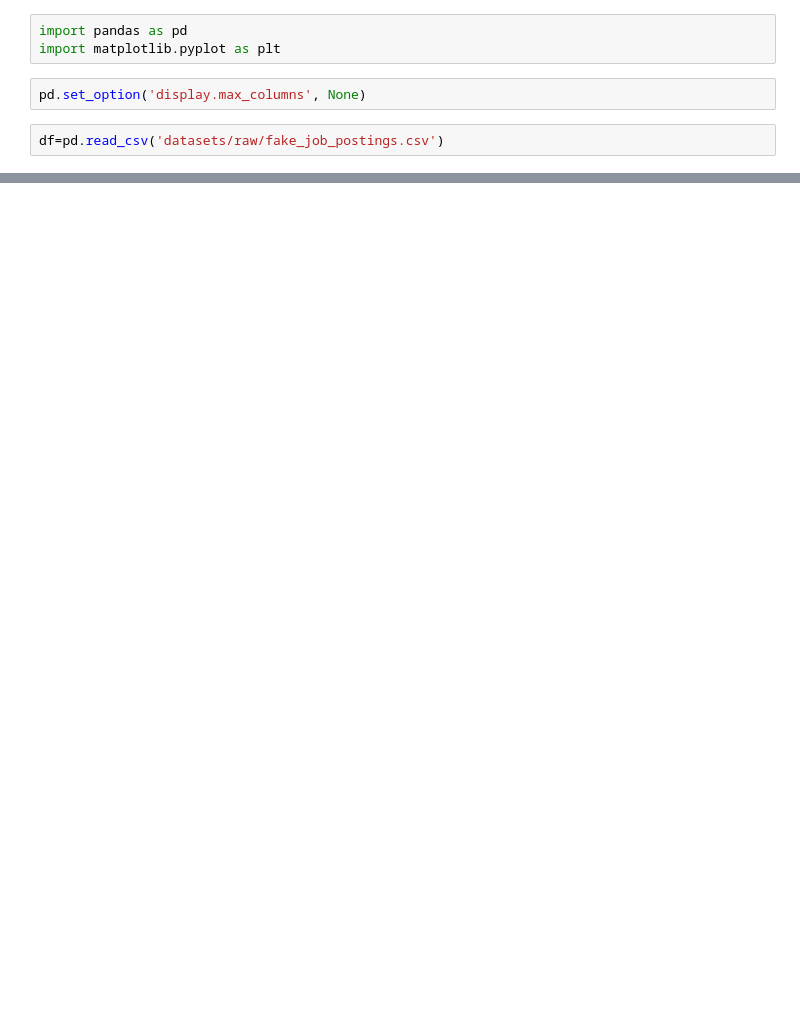
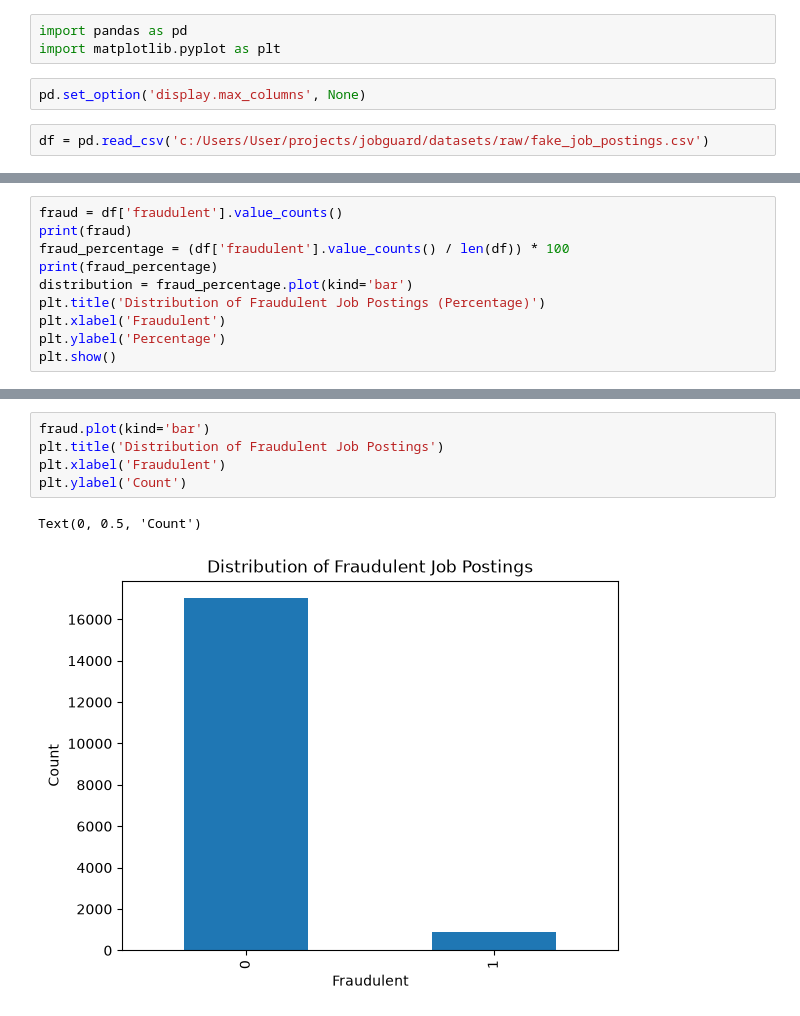
Before and after one commit to bhushan-1710/jobguard, a Jupyter notebook: notebooks/01_data_exploration.ipynb, the cells around one changed output, grey strips where cells are left out. Drawn from its saved outputs; the diff is of its cells as text; blank space fills up the shorter version.

```diff
--- a/notebooks/01_data_exploration.ipynb
+++ b/notebooks/01_data_exploration.ipynb
@@ -4,4 +4,4 @@ import matplotlib.pyplot as plt
 # %%
 pd.set_option('display.max_columns', None)
 # %%
-df=pd.read_csv('datasets/raw/fake_job_postings.csv')
+df = pd.read_csv('c:/Users/User/projects/jobguard/datasets/raw/fake_job_postings.csv')
@@ -9,0 +70,10 @@ FileNotFoundError: [Errno 2] No such file or directory: 'fake_job_postings.csv'
+# %%
+fraud = df['fraudulent'].value_counts()
+print(fraud)
+fraud_percentage = (df['fraudulent'].value_counts() / len(df)) * 100
+print(fraud_percentage)
+distribution = fraud_percentage.plot(kind='bar')
+plt.title('Distribution of Fraudulent Job Postings (Percentage)')
+plt.xlabel('Fraudulent')
+plt.ylabel('Percentage')
+plt.show()
@@ -9,0 +101,8 @@ FileNotFoundError: [Errno 2] No such file or directory: 'fake_job_postings.csv'
+# %%
+fraud.plot(kind='bar')
+plt.title('Distribution of Fraudulent Job Postings')
+plt.xlabel('Fraudulent')
+plt.ylabel('Count')
+# %% [output]
+Text(0, 0.5, 'Count')
+[figure, added]
```
Also changed, not shown: parts of 9 cells of this notebook.
